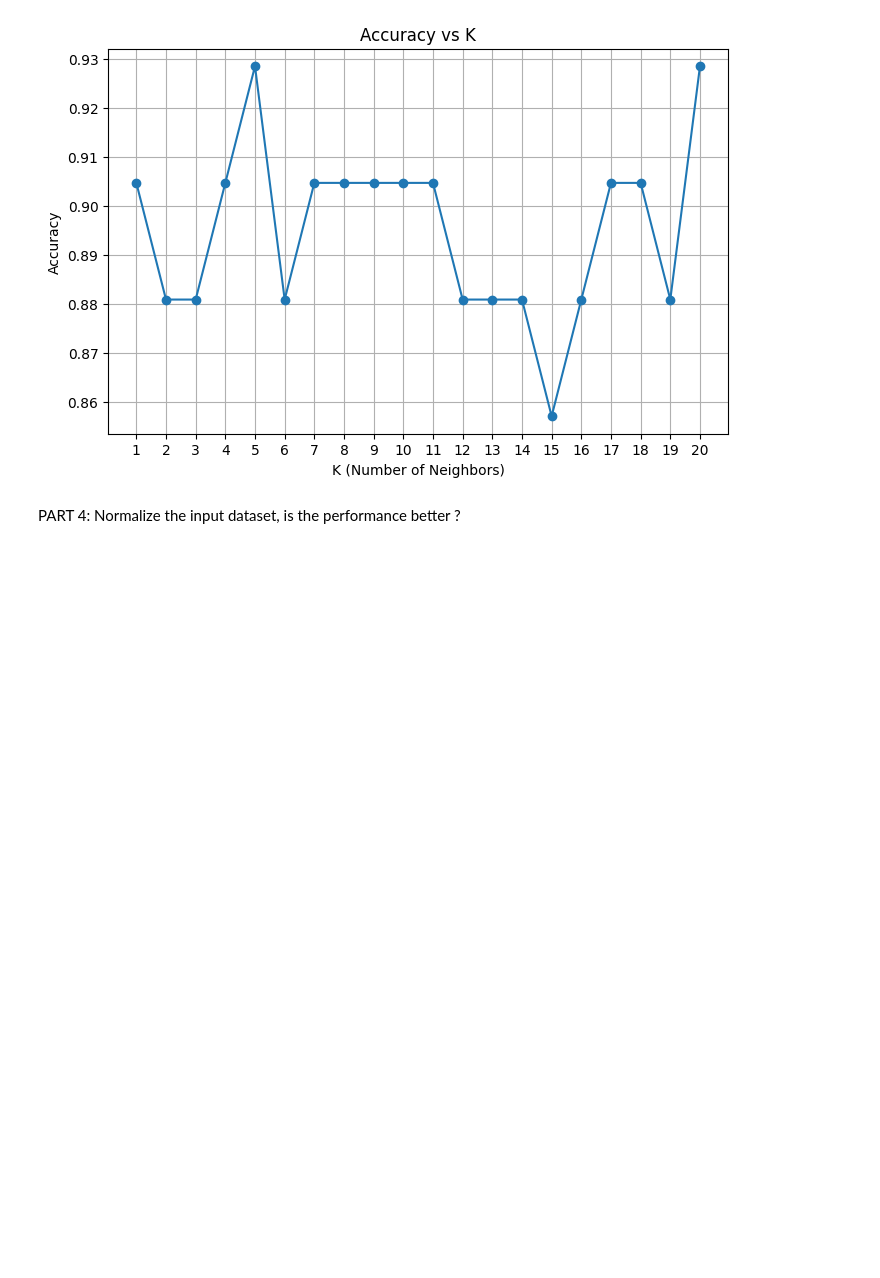
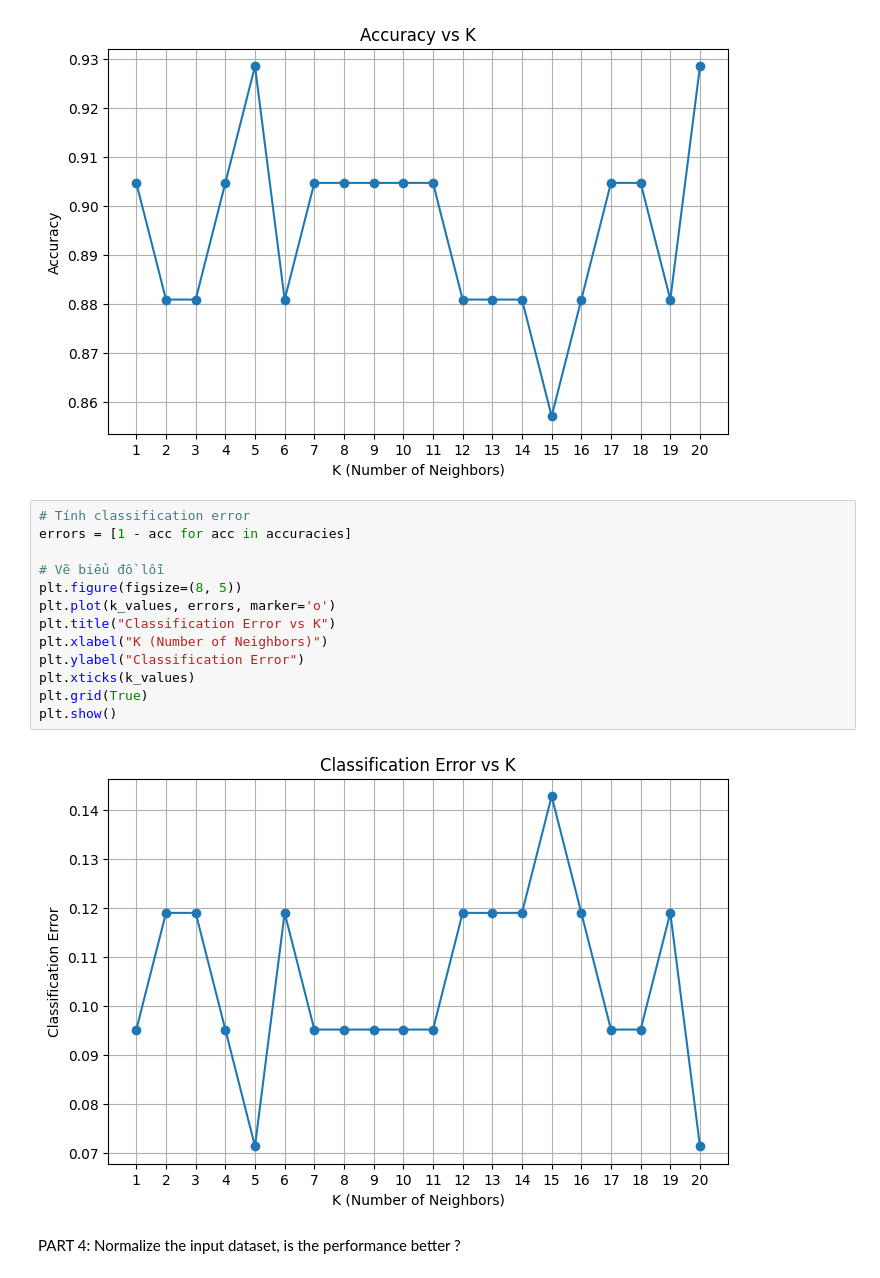
Before and after one commit to cestthanh/ML2_Labwork, a Jupyter notebook: Lab3-TuanThanh/k-nn.ipynb, the cells around one changed output. Saved outputs shown, nothing was run; the diff lists cells and outputs as text; blank space fills up the shorter version.

```diff
--- a/Lab3-TuanThanh/k-nn.ipynb
+++ b/Lab3-TuanThanh/k-nn.ipynb
@@ -96,6 +96,21 @@ plt.grid(True)
 plt.show()
 # %% [output]
 [figure]
+# %%
+# Tính classification error
+errors = [1 - acc for acc in accuracies]
+
+# Vẽ biểu đồ lỗi
+plt.figure(figsize=(8, 5))
+plt.plot(k_values, errors, marker='o')
+plt.title("Classification Error vs K")
+plt.xlabel("K (Number of Neighbors)")
+plt.ylabel("Classification Error")
+plt.xticks(k_values)
+plt.grid(True)
+plt.show()
+# %% [output]
+[figure, added]
 # %% [markdown]
 PART 4: Normalize the input dataset, is the performance better ?
 # %% [markdown]
```
Also changed, not shown: parts of 9 cells of this notebook, 3 other files.
